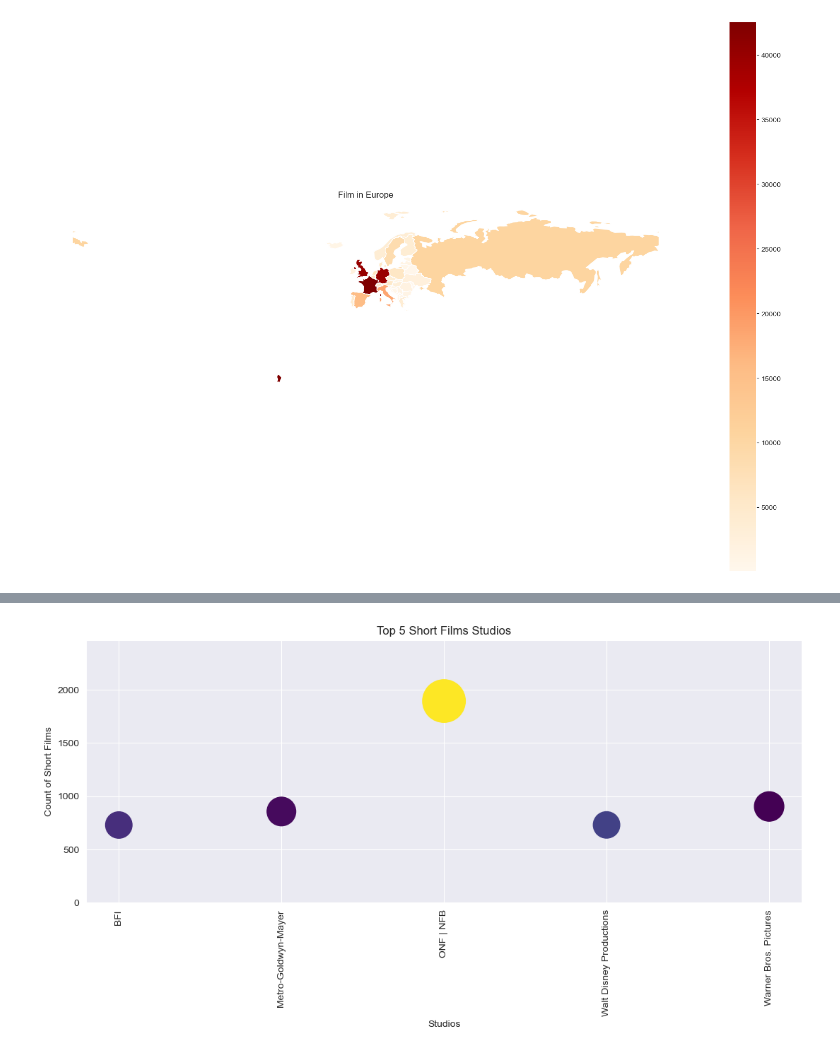
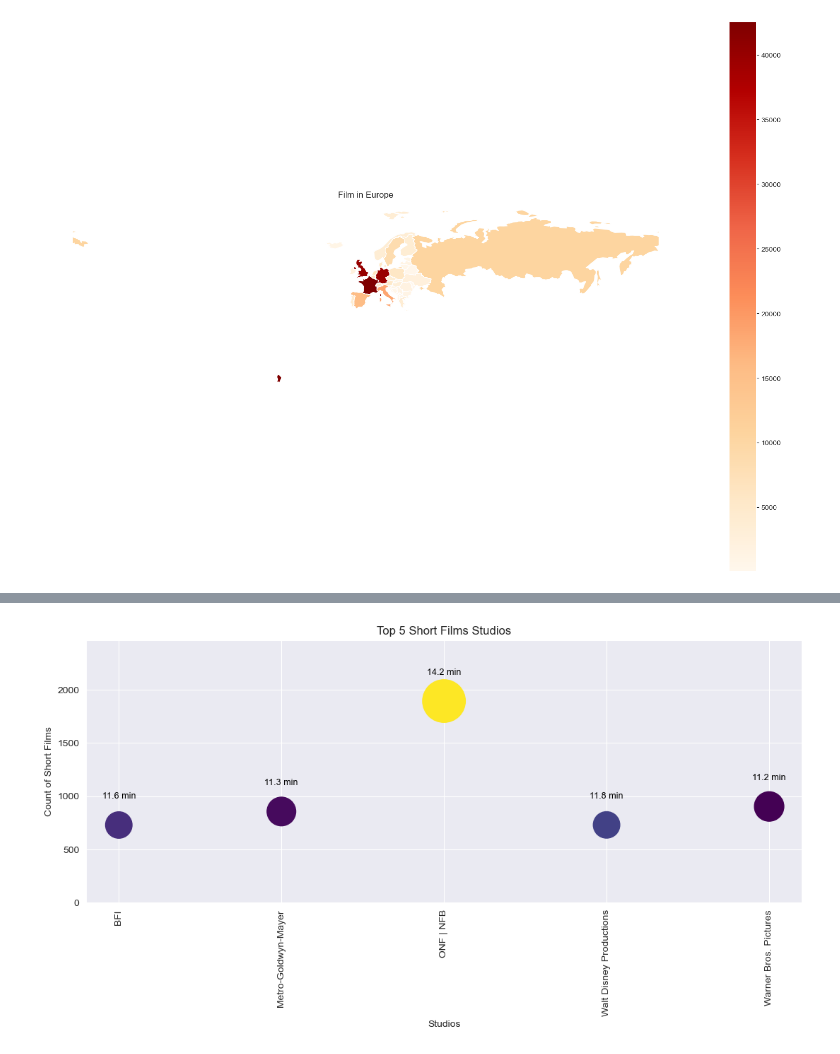
Before and after one commit to MarcoMac03/Film-analisys, a Jupyter notebook: main.ipynb, the cells around one changed output, grey strips where cells are left out. Cells and saved outputs as stored; diff of their text form; code cells hidden in the pictures.

```diff
--- a/main.ipynb
+++ b/main.ipynb
@@ -409,7 +405,7 @@ studios.head()
 from utils.functions import classifica_durata
 
 studio_movies = pd.merge(movies, studios, on='id', how='inner')
-studio_movies = studio_movies[studio_movies['date'] < 2024]
+studio_movies = studio_movies[(studio_movies['date'] < 2024) & (studio_movies['minute'].notna())]
 studio_movies['type_of_movie'] = studio_movies.apply(classifica_durata, axis=1)
 studio_films = studio_movies[studio_movies['type_of_movie'] == 'Film']
 studio_corto = studio_movies[studio_movies['type_of_movie'] == 'Cortometraggio']
@@ -427,6 +423,17 @@ plt.scatter(
     c=studio_films_duration['avg_duration'],
     cmap='coolwarm'
 )
+for i in range(len(studio_films_duration)):
+    plt.text(
+        studio_films_duration['studio'][i],
+        studio_films_duration['film_count'][i] + 0.12 * studio_films_duration['film_count'].max(),  # leggermente sopra la bolla
+        f"{studio_films_duration['avg_duration'][i]:.1f} min",
+        ha='center',
+        va='bottom',
+        fontsize=9,
+        color='black'
+    )
+
 plt.title('Top 5 films studios')
 plt.xticks(rotation=90)
 plt.xlabel('Studio')
@@ -443,18 +450,29 @@ studio_corto_duration = studio_corto.groupby('studio').agg(corto_count=('id', 'c
 # %%
 plt.figure(figsize=(11, 6))
 plt.scatter(
     x=studio_corto_duration['studio'],
     y=studio_corto_duration['corto_count'],
     s=studio_corto_duration['corto_count'],
     c=studio_corto_duration['avg_duration'],
     cmap='viridis'
 )
+for i in range(len(studio_corto_duration)):
+    plt.text(
+        studio_corto_duration['studio'][i],
+        studio_corto_duration['corto_count'][i] + 0.12 * studio_corto_duration['corto_count'].max(),  # leggermente sopra la bolla
+        f"{studio_corto_duration['avg_duration'][i]:.1f} min",
+        ha='center',
+        va='bottom',
+        fontsize=9,
+        color='black'
+    )
+
 plt.title('Top 5 Short Films Studios')
 plt.xticks(rotation=90)
 plt.xlabel('Studios')
 plt.ylabel('Count of Short Films')
 plt.ylim(0, studio_corto_duration['corto_count'].max()* 1.3)
 plt.tight_layout()
 plt.show()
 # %% [output]
-[figure, old version]
+[figure, new version]
```
Also changed, not shown: parts of 5 cells of this notebook.
